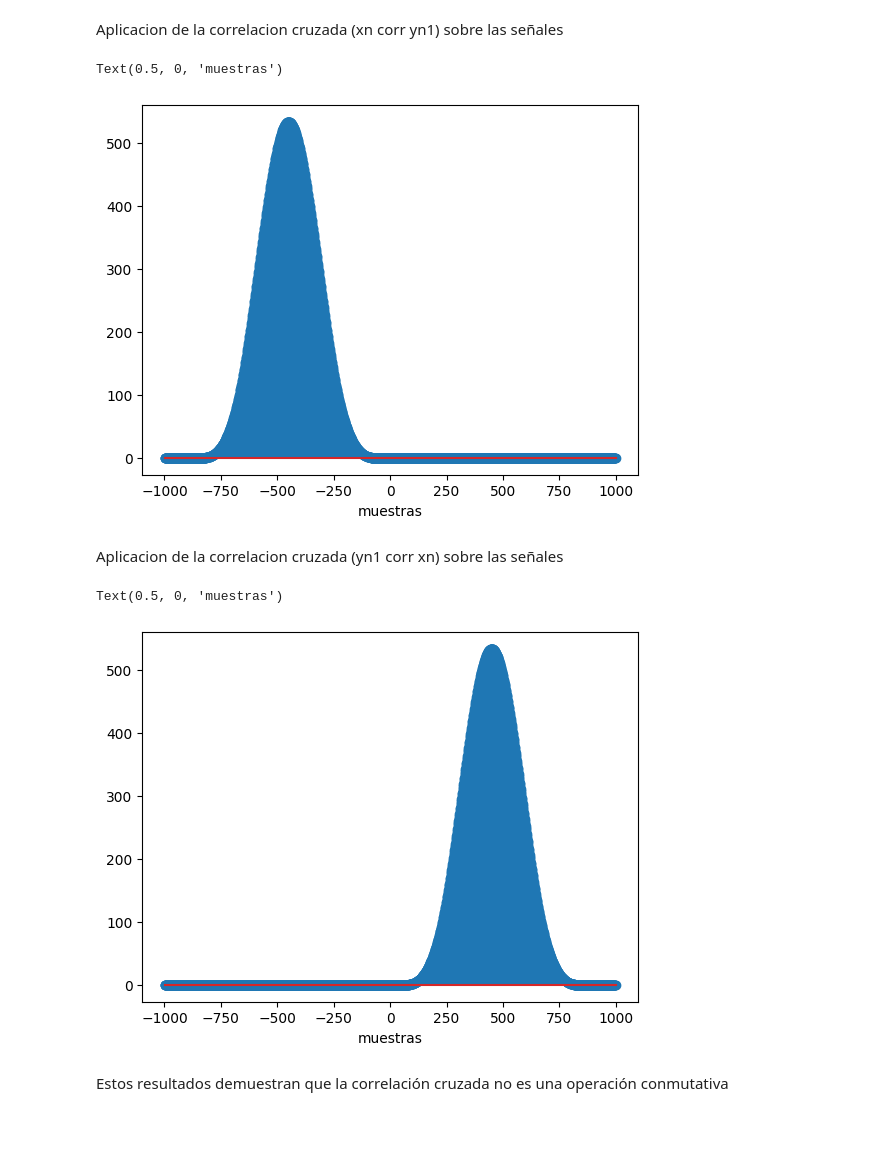
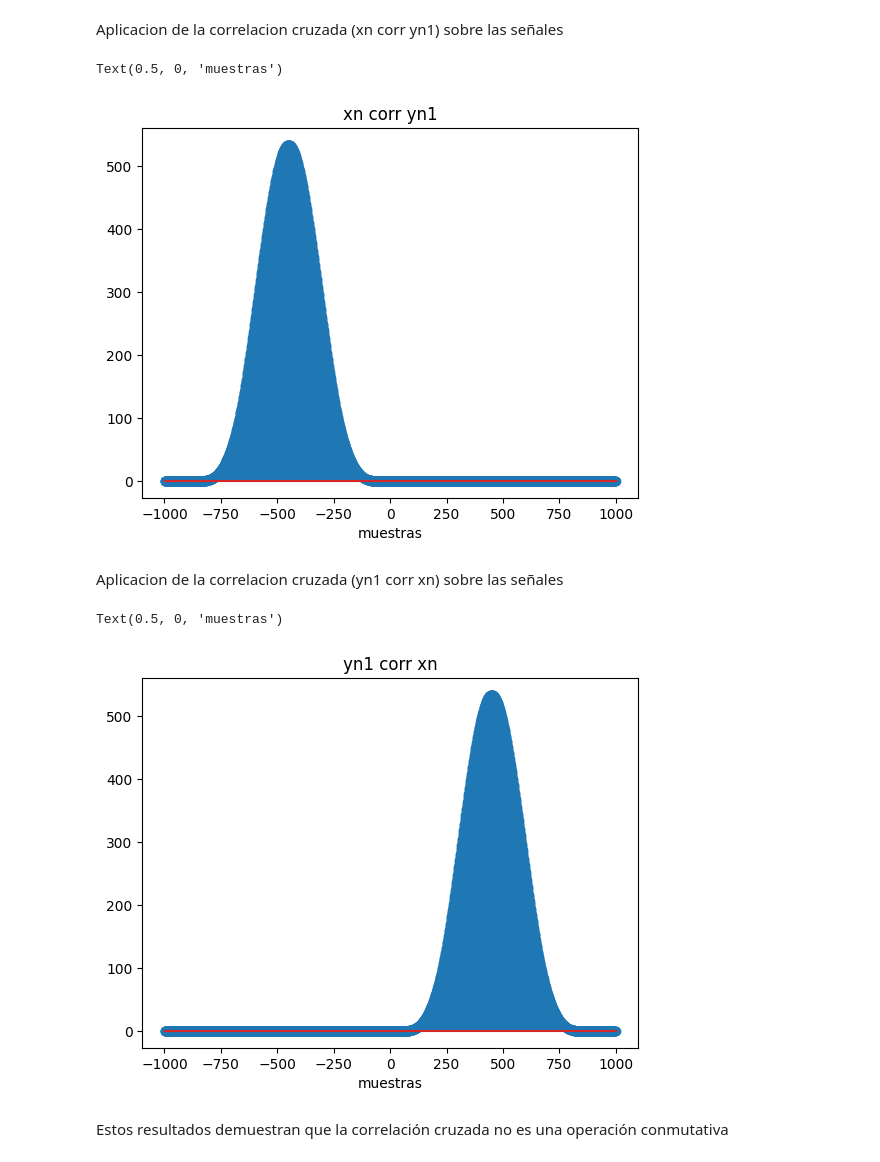
Before and after one commit to nelsonfvt/CyM_PDS, a Jupyter notebook: Teoría/5.Conceptos estadísticos/correlacion.ipynb, the cells around one changed output. Saved outputs shown, nothing was run; the diff lists cells and outputs as text; code cells hidden in the pictures; blank space fills up the shorter version.

```diff
--- a/Teoría/5.Conceptos estadísticos/correlacion.ipynb
+++ b/Teoría/5.Conceptos estadísticos/correlacion.ipynb
@@ -36,13 +38,14 @@ Aplicacion de la correlacion cruzada (xn corr yn1) sobre las señales
 # %%
 rxy = signal.correlate(xn, yn1)
 lags = signal.correlation_lags(xn.size, yn1.size, mode='full')
 
 plt.figure()
+plt.title("xn corr yn1")
 plt.stem(lags,rxy)
 plt.xlabel('muestras')
 # %% [output]
 Text(0.5, 0, 'muestras')
-[figure, old version]
+[figure, new version]
 # %% [markdown]
 Aplicacion de la correlacion cruzada (yn1 corr xn) sobre las señales
 # %%
@@ -51,10 +54,11 @@ lags = signal.correlation_lags(xn.size, yn1.size, mode='full')
 
 plt.figure()
 plt.stem(lags,ryx)
+plt.title("yn1 corr xn")
 plt.xlabel('muestras')
 # %% [output]
 Text(0.5, 0, 'muestras')
-[figure, old version]
+[figure, new version]
 # %% [markdown]
 Estos resultados demuestran que la correlación cruzada no es una operación conmutativa
 # %% [markdown]
```
Also changed, not shown: parts of 3 cells of this notebook.
